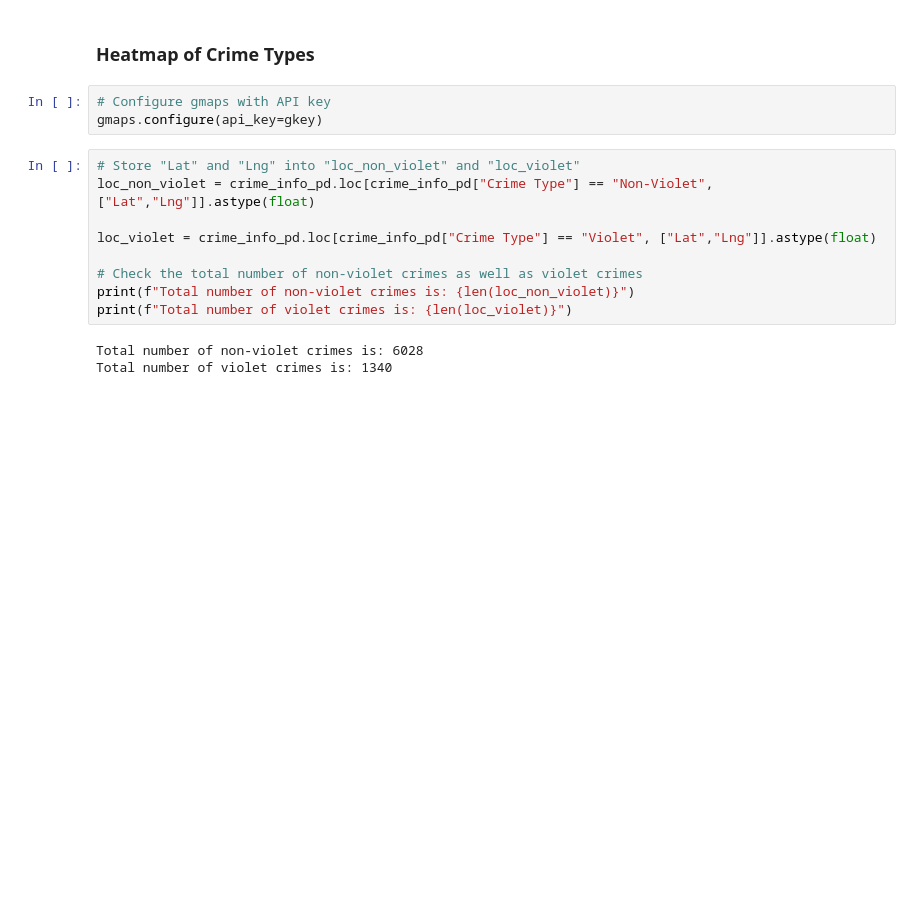
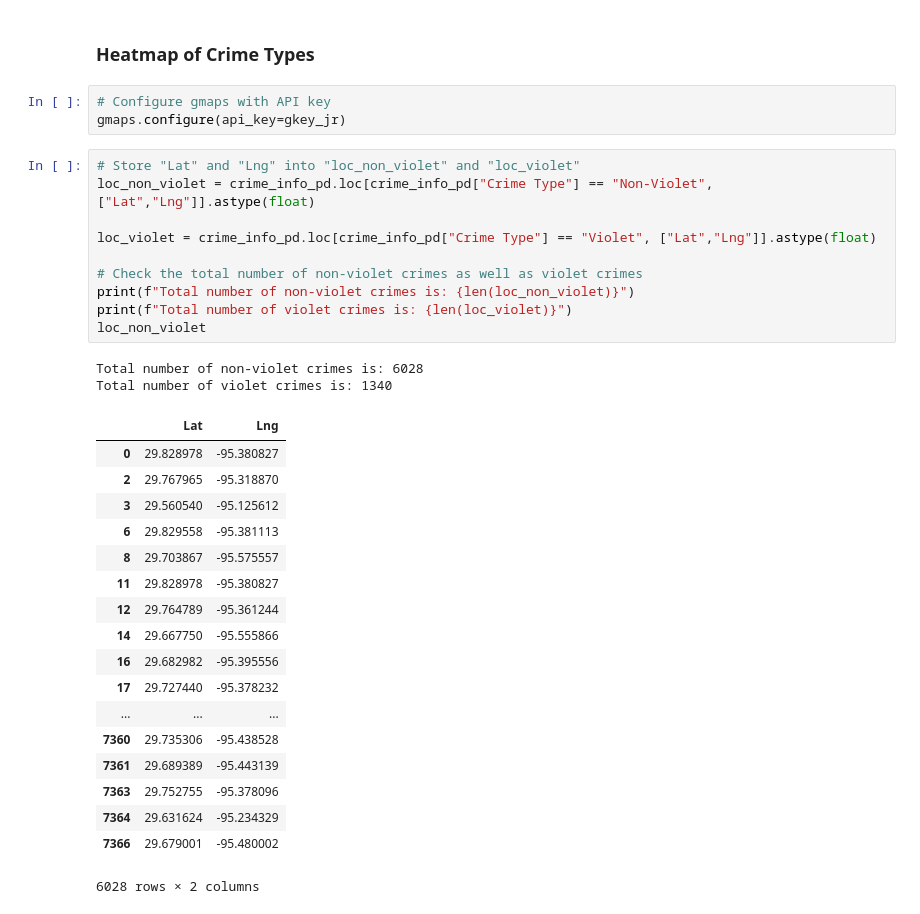
Before and after one commit to Axemen/Houston_Housing, a Jupyter notebook: notebooks/crime_heatmap.ipynb, the cells around one changed output. Drawn from its saved outputs; the diff is of its cells as text; blank space fills up the shorter version.

```diff
--- a/notebooks/crime_heatmap.ipynb
+++ b/notebooks/crime_heatmap.ipynb
@@ -141,19 +141,38 @@ Crime Report from 2019-02-21 to 2019-03-20
 ### Heatmap of Crime Types
 # %%
 # Configure gmaps with API key
-gmaps.configure(api_key=gkey)
+gmaps.configure(api_key=gkey_jr)
 # %%
 # Store "Lat" and "Lng" into "loc_non_violet" and "loc_violet"
 loc_non_violet = crime_info_pd.loc[crime_info_pd["Crime Type"] == "Non-Violet", ["Lat","Lng"]].astype(float)
 
 loc_violet = crime_info_pd.loc[crime_info_pd["Crime Type"] == "Violet", ["Lat","Lng"]].astype(float)
 
 # Check the total number of non-violet crimes as well as violet crimes
 print(f"Total number of non-violet crimes is: {len(loc_non_violet)}")
 print(f"Total number of violet crimes is: {len(loc_violet)}")
+loc_non_violet
 # %% [output]
 Total number of non-violet crimes is: 6028
 Total number of violet crimes is: 1340
+|  | Lat | Lng |
+| 0 | 29.828978 | -95.380827 |
+| 2 | 29.767965 | -95.318870 |
+| 3 | 29.560540 | -95.125612 |
+| 6 | 29.829558 | -95.381113 |
+| 8 | 29.703867 | -95.575557 |
+| 11 | 29.828978 | -95.380827 |
+| 12 | 29.764789 | -95.361244 |
+| 14 | 29.667750 | -95.555866 |
+| 16 | 29.682982 | -95.395556 |
+| 17 | 29.727440 | -95.378232 |
+| ... | ... | ... |
+| 7360 | 29.735306 | -95.438528 |
+| 7361 | 29.689389 | -95.443139 |
+| 7363 | 29.752755 | -95.378096 |
+| 7364 | 29.631624 | -95.234329 |
+| 7366 | 29.679001 | -95.480002 |
+6028 rows × 2 columns
 # %%
 # Create heatmap for crime types
 fig = gmaps.figure()
```
Also changed, not shown: parts of 5 cells of this notebook, 2 other files.
